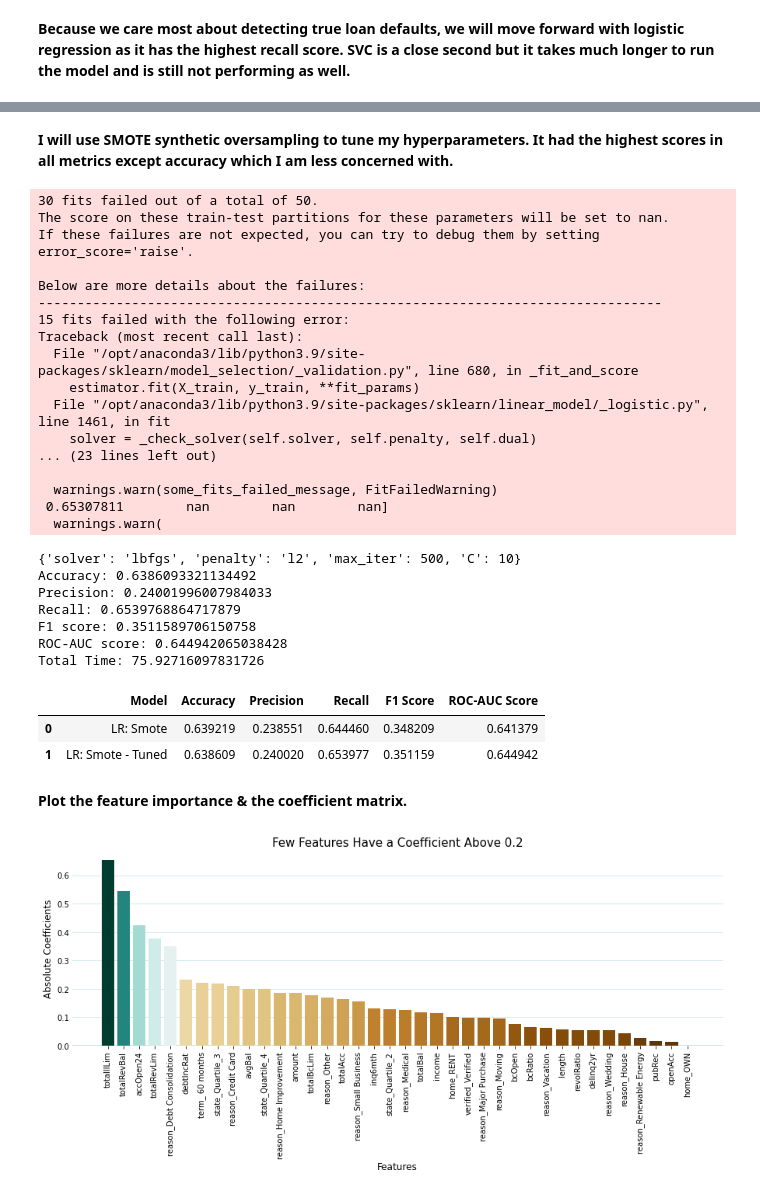
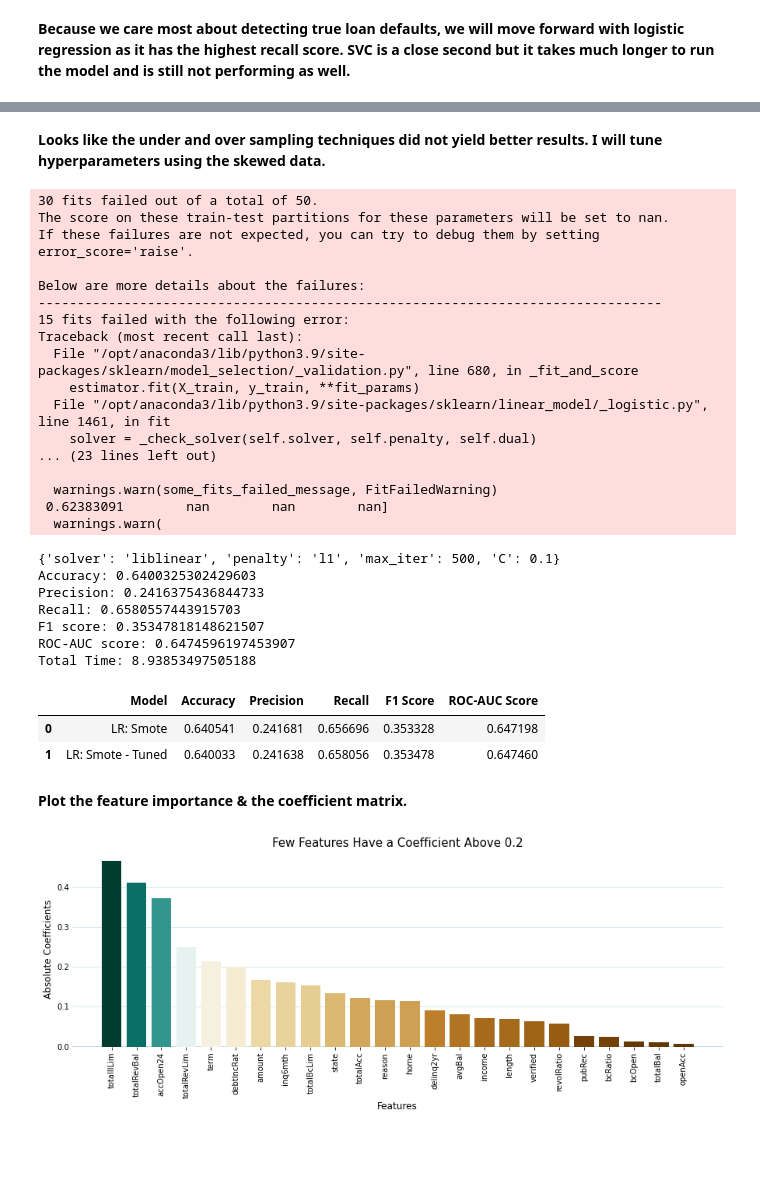
Before and after one commit to marleyberries/Springboard-Main, a Jupyter notebook: Capstone Loan Default Prediction/03_Loan Defaults - Preprocessing & Modeling.ipynb, the cells around one changed output, grey strips where cells are left out. Drawn from its saved outputs; the diff is of its cells as text; code cells hidden in the pictures; blank space fills up the shorter version.

```diff
--- a/Capstone Loan Default Prediction/03_Loan Defaults - Preprocessing & Modeling.ipynb
+++ b/Capstone Loan Default Prediction/03_Loan Defaults - Preprocessing & Modeling.ipynb
@@ -81,6 +81,15 @@ y = df['status']
 # Encode y
 y = y.replace({'Current': 0, 'Default': 1})
 # %%
-# Create dummies and check new feautures
-X = pd.get_dummies(X, drop_first=True)
-X.columns
+from sklearn.preprocessing import LabelEncoder
+
+# Separate out the target variable
+y = df['status']
+X = df.drop('status', axis=1)
+
+# Encode the categorical features
+le = LabelEncoder()
+for col in X.select_dtypes(include='object').columns:
+    X[col] = le.fit_transform(X[col])
+
+y = y.replace({'Current': 0, 'Default': 1})
@@ -110,4 +99,0 @@ dtype: int64
-# %%
-# Change uint8 data tpes to int
-uint8_cols = X.select_dtypes(include='uint8').columns
-X[uint8_cols] = X[uint8_cols].astype('int')
@@ -496,5 +475,5 @@ lr_scores_df
 # %% [markdown]
-**I will use SMOTE synthetic oversampling to tune my hyperparameters. It had the highest scores in all metrics except accuracy which I am less concerned with.**
+**Looks like the under and over sampling techniques did not yield better results. I will tune hyperparameters using the skewed data.**
 # %%
 start_time = time.time()
 
@@ -513,15 +492,15 @@ params = {
 lr_random = RandomizedSearchCV(estimator=lr, param_distributions=params, n_iter=10, cv=5, random_state=42, scoring='recall')
 
 # Train the model on the training data
-lr_random.fit(X_train_smote, y_train_smote)
+lr_random.fit(X_train_scaled, y_train)
 
 # Get the best hyperparameters
 best_params = lr_random.best_params_
 print(best_params)
 
 # Train the model with the best hyperparameters on the training data
-lr = LogisticRegression(random_state=42, **best_params)
-lr.fit(X_train_smote, y_train_smote)
+lr = LogisticRegression(class_weight='balanced', random_state=42, **best_params)
+lr.fit(X_train_scaled, y_train)
 
 # Make predictions on the test data
 y_pred = lr.predict(X_test_scaled)
@@ -560,15 +539,15 @@ Traceback (most recent call last):
 ... (23 lines left out)
 
   warnings.warn(some_fits_failed_message, FitFailedWarning)
- 0.65307811        nan        nan        nan]
+ 0.62383091        nan        nan        nan]
   warnings.warn(
-{'solver': 'lbfgs', 'penalty': 'l2', 'max_iter': 500, 'C': 10}
-Accuracy: 0.6386093321134492
-Precision: 0.24001996007984033
-Recall: 0.6539768864717879
-F1 score: 0.3511589706150758
-ROC-AUC score: 0.644942065038428
-Total Time: 75.92716097831726
+{'solver': 'liblinear', 'penalty': 'l1', 'max_iter': 500, 'C': 0.1}
+Accuracy: 0.6400325302429603
+Precision: 0.2416375436844733
+Recall: 0.6580557443915703
+F1 score: 0.35347818148621507
+ROC-AUC score: 0.6474596197453907
+Total Time: 8.93853497505188
 # %%
 # create a dictionary of scores for each model
 lr_tuned_scores_dict = {
@@ -584,8 +563,8 @@ lr_tuned_scores_df = pd.DataFrame(lr_tuned_scores_dict)
 lr_tuned_scores_df
 # %% [output]
 |  | Model | Accuracy | Precision | Recall | F1 Score | ROC-AUC Score |
-| 0 | LR: Smote | 0.639219 | 0.238551 | 0.644460 | 0.348209 | 0.641379 |
-| 1 | LR: Smote - Tuned | 0.638609 | 0.240020 | 0.653977 | 0.351159 | 0.644942 |
+| 0 | LR: Smote | 0.640541 | 0.241681 | 0.656696 | 0.353328 | 0.647198 |
+| 1 | LR: Smote - Tuned | 0.640033 | 0.241638 | 0.658056 | 0.353478 | 0.647460 |
 # %% [markdown]
 **Plot the feature importance & the coefficient matrix.**
 # %%
@@ -603,36 +582,36 @@ sorted_features = [features[i] for i in sorted_idx]
 
 # Plot the feature importance with a color gradient
 plt.figure(figsize=(15, 6))
 bars = plt.bar(sorted_features, sorted_coefs, color=color_map(sorted_coefs / max(sorted_coefs)))
 plt.xticks(rotation=90)
 
 # Add title and labels for x-axis & y-axis
 plt.xlabel('Features', size=12)
 plt.ylabel('Absolute Coefficients', size=12)
 plt.title('Few Features Have a Coefficient Above 0.2', size=15)
 
 # Add horizontal lines behind the bars.
-for i in range(0, 7):
+for i in range(0, 5):
     plt.axhline(y=i/10, color='lightblue', zorder=-1, linewidth=0.5)
 
 # Add a horizontal line at 0.0
 plt.axhline(y=0.0, color='lightblue', zorder=-1, linewidth=1.50)
 
 # Remove the spines of the plot
 sns.despine(bottom=True, left=True)
 
 # Remove the little ticks on the y-axis
 plt.tick_params(axis='y', which='both', length=0)
 
 # Add space between the bars
 plt.subplots_adjust(bottom=0.3)
 
-# Save the figure as a PNG image with a specified resolution and tight bounding box
+# Save the figure as a PNG image
 plt.savefig('Images/Feature Importance', dpi=300, bbox_inches='tight')
 
 plt.show()
 # %% [output]
-[figure, old version]
+[figure, new version]
 # %%
 # Create a color gradient for the bar chart
 color_map = plt.cm.get_cmap('BrBG')
```
Also changed, not shown: parts of 34 cells of this notebook.
